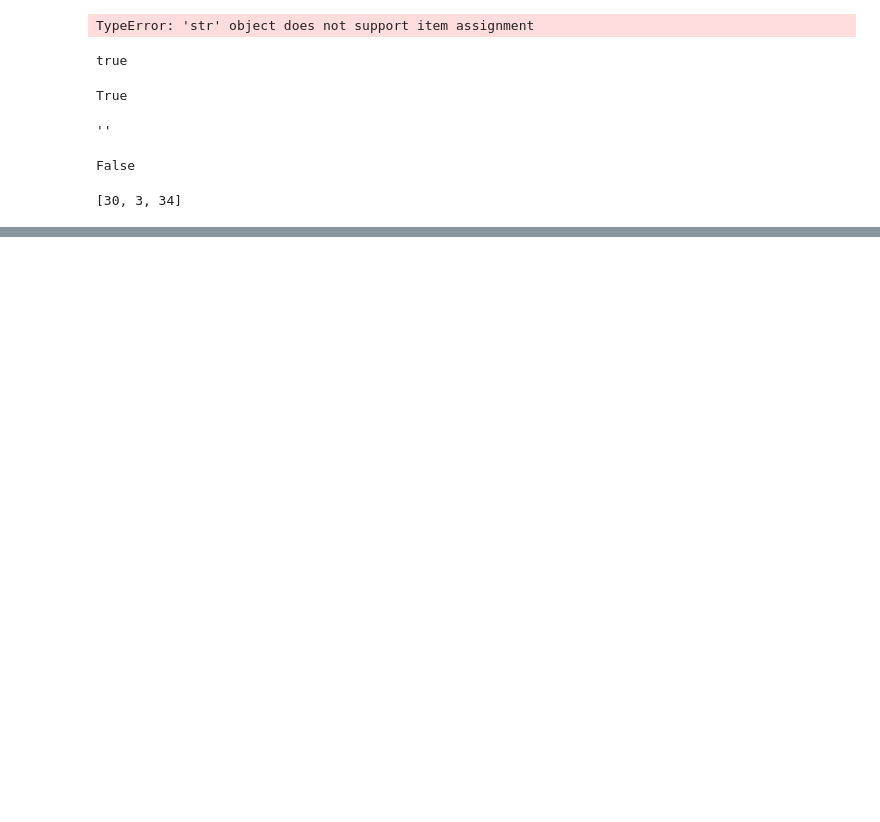
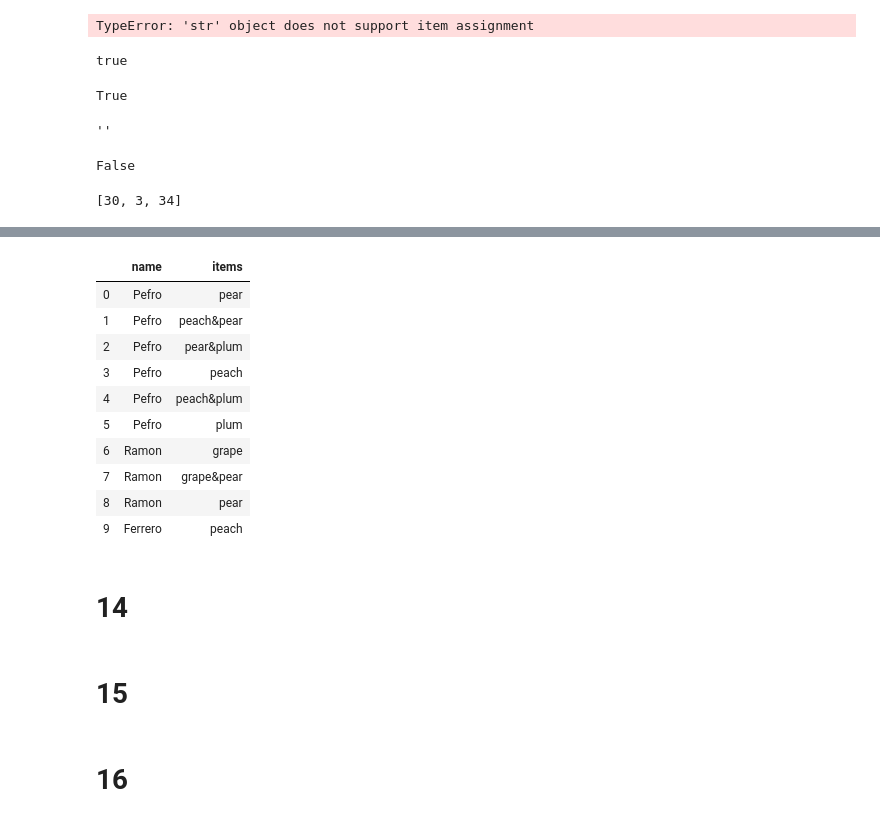
Before and after one commit to lisan97/leetcode, a Jupyter notebook: 剑指offer46 199二叉树的右视图.ipynb, the cells around one changed output, grey strips where cells are left out. Cells and saved outputs as stored; diff of their text form; code cells hidden in the pictures; blank space fills up the shorter version.

```diff
--- a/剑指offer46 199二叉树的右视图.ipynb
+++ b/剑指offer46 199二叉树的右视图.ipynb
@@ -226,0 +231,4 @@ a
+# %%
+dic = {'name':['Pefro','Pefro','Pefro','Ramon','Ramon','Ferrero'],'items':['pear','peach','plum','grape','pear','peach']}
+A = pd.DataFrame(dic)
+A
@@ -226,0 +269,20 @@ a
+# %%
+B = pd.merge(A,A,how='inner',on='name')
+B['items'] = B.apply(lambda x:cat(x['items_x'],x['items_y']),axis=1)
+B.drop(['items_x','items_y'],axis=1,inplace=True)
+B = B.drop_duplicates().reset_index(drop=True)
+B
+# %% [output]
+|  | name | items |
+| 0 | Pefro | pear |
+| 1 | Pefro | peach&pear |
+| 2 | Pefro | pear&plum |
+| 3 | Pefro | peach |
+| 4 | Pefro | peach&plum |
+| 5 | Pefro | plum |
+| 6 | Ramon | grape |
+| 7 | Ramon | grape&pear |
+| 8 | Ramon | pear |
+| 9 | Ferrero | peach |
+# %% [markdown]
+# 14
@@ -226,0 +291,2 @@ a
+# %% [markdown]
+# 15
@@ -226,0 +295,2 @@ a
+# %% [markdown]
+# 16
```
Also changed, not shown: parts of 25 cells of this notebook, 3 other files.
